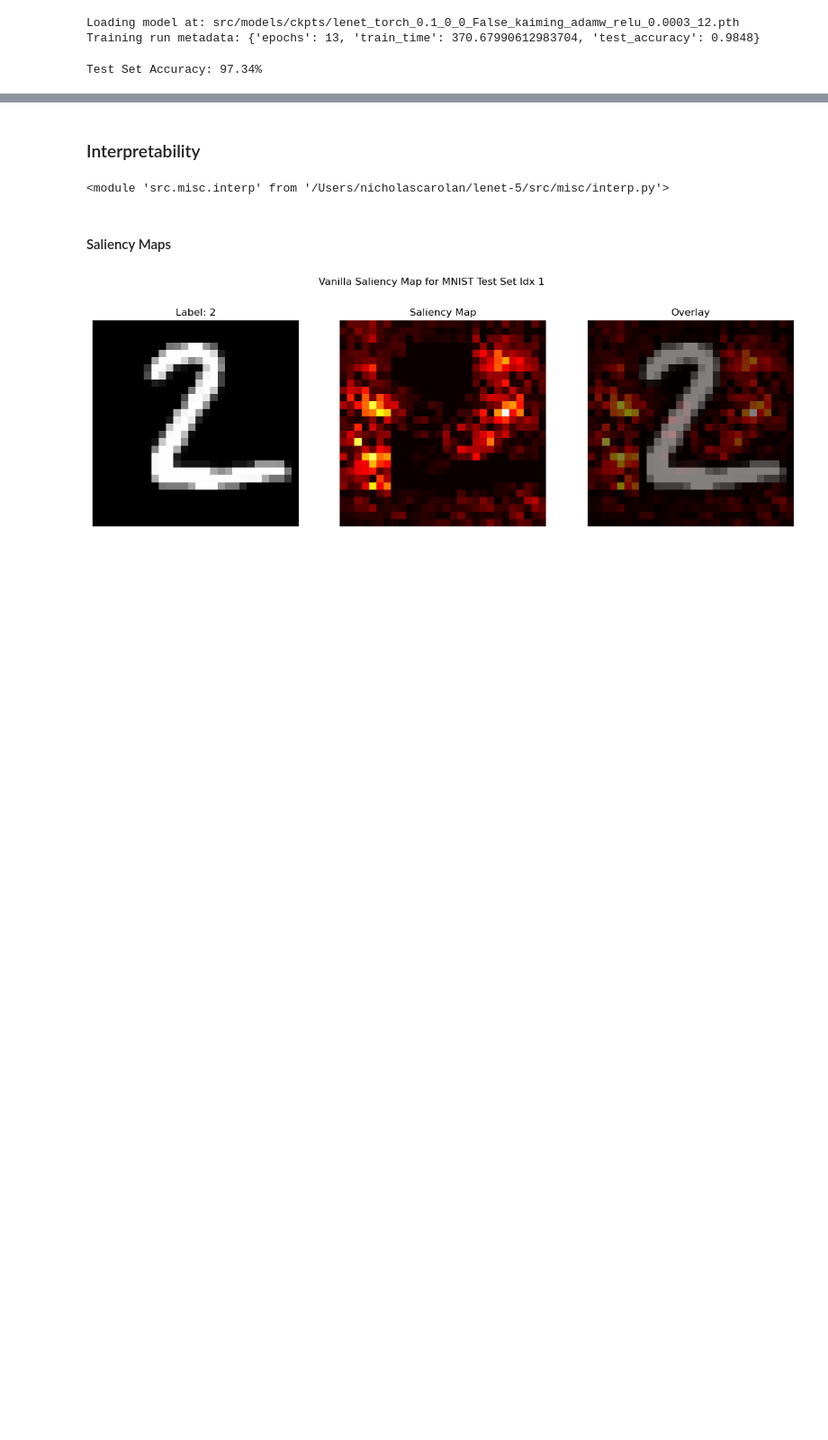
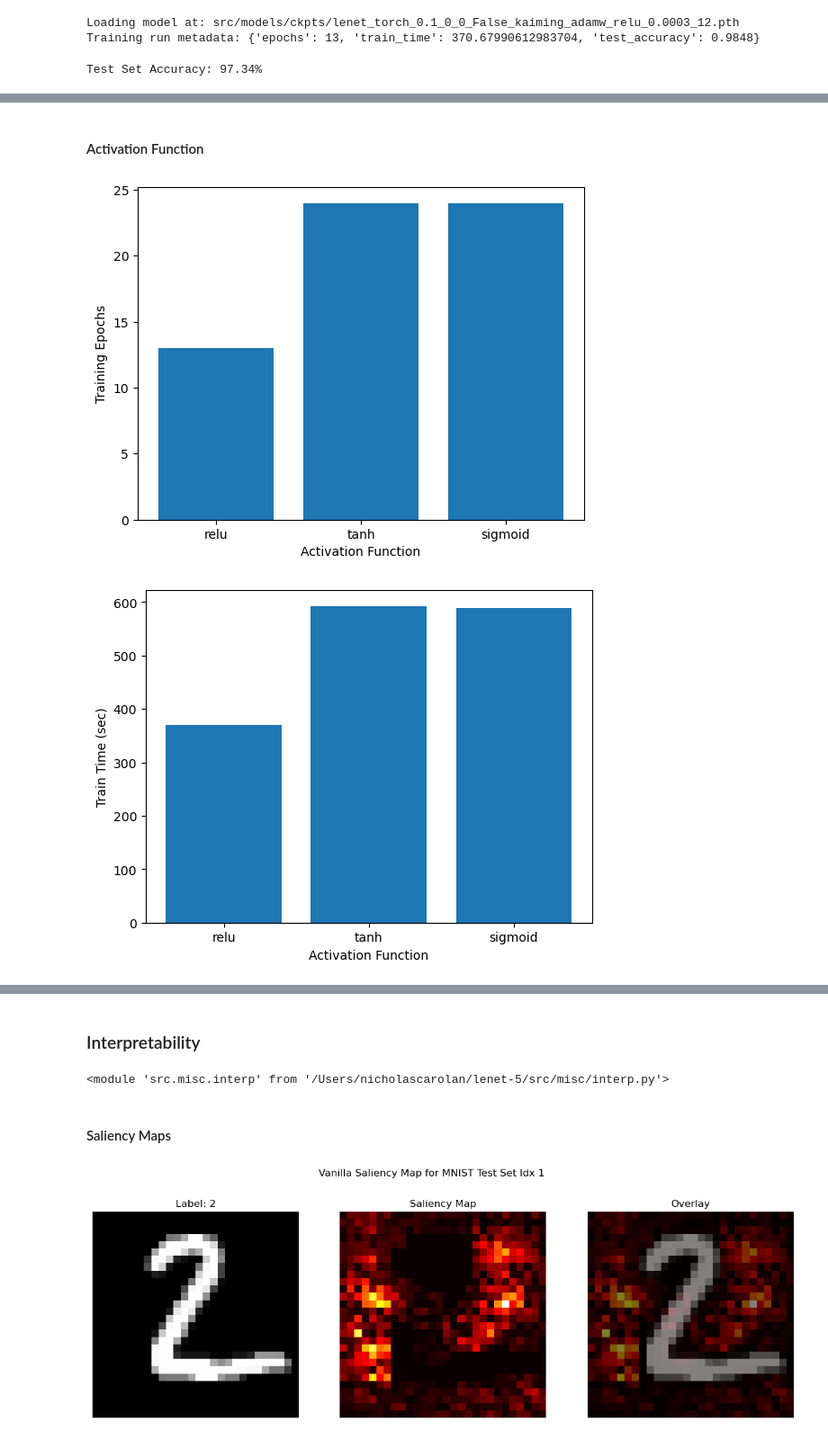
Before and after one commit to ncarolan/lenet-5, a Jupyter notebook: lenet.ipynb, the cells around one changed output, grey strips where cells are left out. Shown at 90% size. Cells and saved outputs as stored; diff of their text form; code cells hidden in the pictures; blank space fills up the shorter version.

```diff
--- a/lenet.ipynb
+++ b/lenet.ipynb
@@ -188,0 +271,39 @@ for _lr in [1e-5, 3e-5, 1e-4, 3e-4, 1e-3, 3e-3, 1e-2, 3e-2]:
+# %% [markdown]
+#### Activation Function
+# %%
+activations = ["relu", "tanh", "sigmoid"]
+
+epochs = []
+train_time = []
+test_acc = []
+
+for _activation in activations:
+    _framework = "torch"  #@param ["torch", "jax"]
+    _val_split = 0.1  #@param
+    _rotation_degrees = 0  #@param
+    _crop_padding = 0  #@param
+    _duplicate_with_augment = False  # Adds --duplicate_with_augment flag
+    _init = "kaiming"  #@param ["orthogonal", "kaiming", "xavier"]
+    _optimizer = "adamw"  #@param ["sgd", "adam", "adamw"]
+    #_activation = "relu"  #@param ["relu", "tanh", "sigmoid"]
+    _lr = 3e-4  #@param
+    _seed = SEED  #@param
+
+    model_name = f'src/models/ckpts/lenet_{_framework}_{_val_split}_{_rotation_degrees}_{_crop_padding}_{_duplicate_with_augment}_{_init}_{_optimizer}_{_activation}_{_lr}_{_seed}'
+    data_path = model_name + '.json'
+
+    # Load json
+    if os.path.exists(data_path):
+        with open(data_path, 'r') as file:
+            data = json.load(file)
+            #print(_lr, data)
+            epochs.append(data["epochs"])
+            train_time.append(data["train_time"])
+            test_acc.append(data["test_accuracy"])
+
+plt.bar(activations, epochs); plt.ylabel("Training Epochs"); plt.xlabel("Activation Function"); plt.show()
+plt.bar(activations, train_time); plt.ylabel("Train Time (sec)"); plt.xlabel("Activation Function"); plt.show()
+plt.bar(activations, test_acc); plt.ylabel("Test Accuracy"); plt.xlabel("Activation Function"); plt.show()
+# %% [output]
+[figure, added]
+[figure, added]
```
Also changed, not shown: parts of 14 cells of this notebook, 1 other file.
